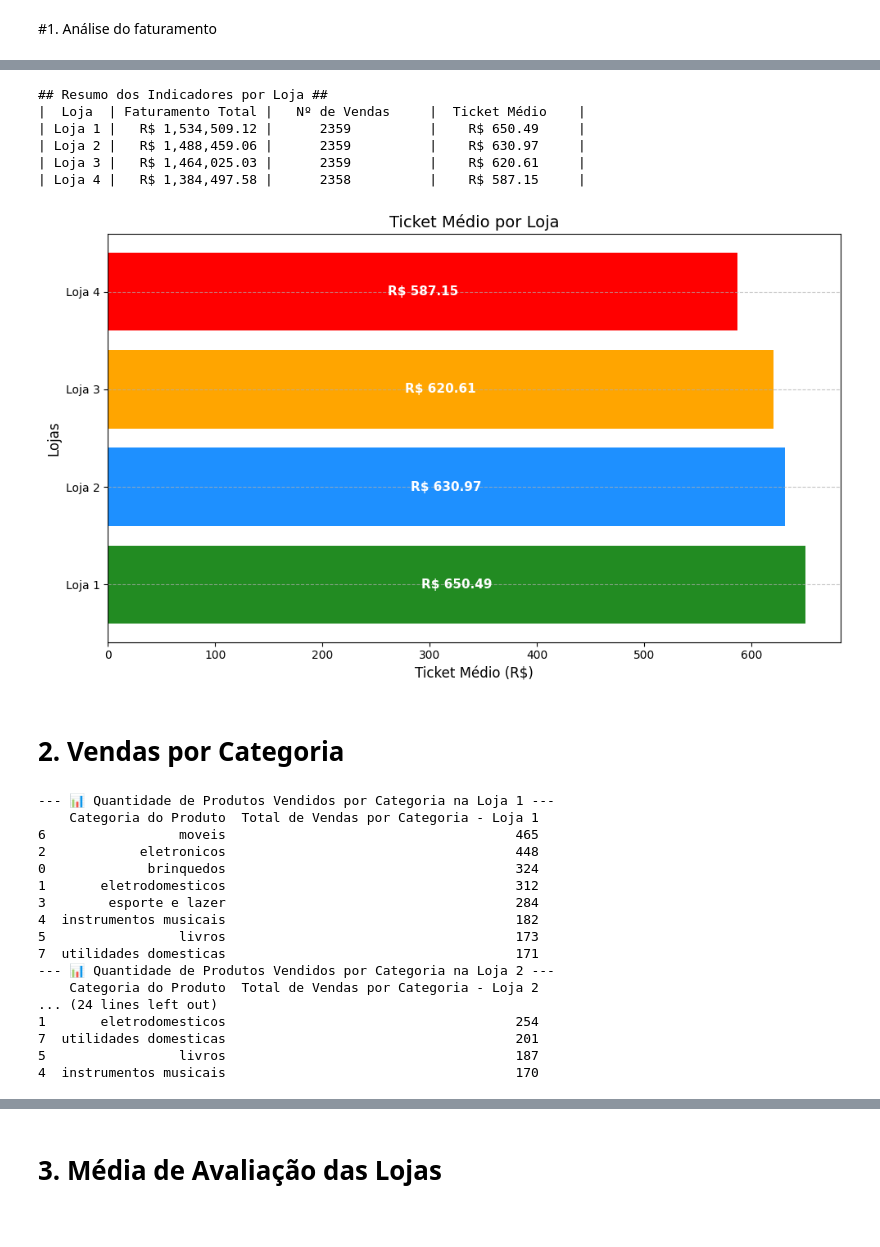
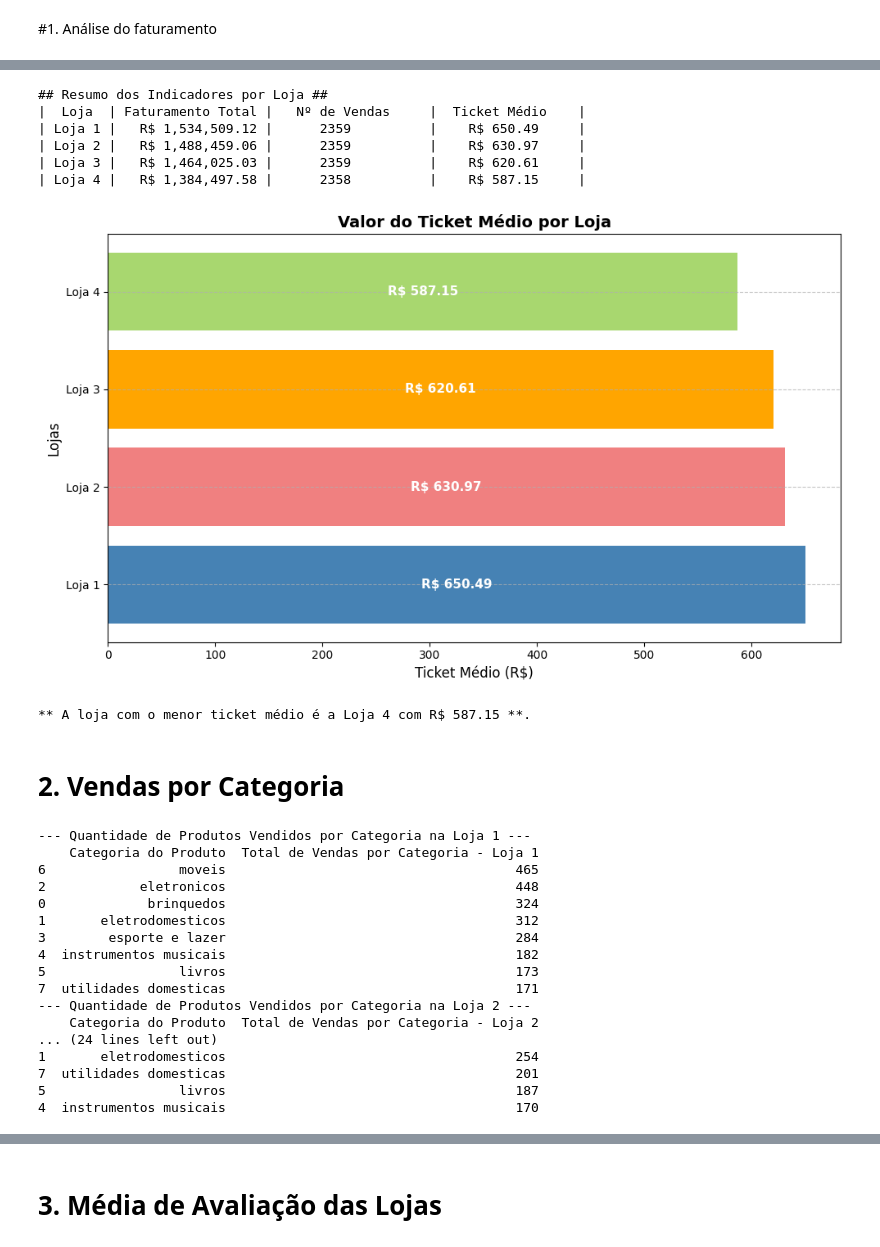
Before and after one commit to EritonPalma/Challenge-Alura-Store---Desafio-1-, a Jupyter notebook: AluraStoreBrasil.ipynb, the cells around one changed output, grey strips where cells are left out. Cells and saved outputs as stored; diff of their text form; code cells hidden in the pictures.

```diff
--- a/AluraStoreBrasil.ipynb
+++ b/AluraStoreBrasil.ipynb
@@ -61,10 +78,13 @@ O Faturamento Total da Loja 4: R$ 1,384,497.58
 # %%
 import matplotlib.pyplot as plt
 
-# Preparar os dados para geração do gráfico de colunas do faturamento
+# Preparar listas para geração do gráfico de colunas do faturamento
 # total de cada loja
 nomes_lojas = ['Loja 1', 'Loja 2', 'Loja 3', 'Loja 4']
 faturamentos = [faturamento_loja1, faturamento_loja2, faturamento_loja3, faturamento_loja4]
+
+# Definir as cores das colunas do gráfico
+cores_finais = ['#4682B4', '#F08080', '#FFA500', '#A8D76F']
 
 #  Identificar a loja com menor faturamento
 loja_menor_fat = nomes_lojas[faturamentos.index(min(faturamentos))]
@@ -77,8 +97,8 @@ barras = plt.bar(nomes_lojas, faturamentos, color=cores_finais)
 for barra in barras:
     yval = barra.get_height()
     # Posição Y: Colocamos o texto a aproximadamente 50% da altura da barra
-    # Cor do Texto: Branco ou Preto para garantir contraste com a cor da barra
-    cor_texto = 'white' if yval > (max(faturamentos) * 0.20) else 'black'
+    # Cor do Texto: Usamos a cor preta para garantir contraste com a cor da barra
+    cor_texto = 'black' # Alterado para preto para melhor legibilidade
 
     plt.text(barra.get_x() + barra.get_width()/2, yval * 0.50, # 50% da altura da barra
              f'R$ {yval:,.2f}',
@@ -89,7 +109,7 @@ for barra in barras:
              fontweight='bold')
 
 # Configurar gráfico de colunas
-plt.title('Faturamento Total por Loja', fontsize=14)
+plt.title('Faturamento Total por Loja', fontsize=14, fontweight='bold')
 plt.xlabel('Lojas', fontsize=12)
 plt.ylabel('Faturamento Total (R$)', fontsize=12)
 plt.xticks(rotation=0)
@@ -171,41 +191,45 @@ plt.figure(figsize=(10, 6))
 barras = plt.barh(nomes_lojas, tickets_medios, color=cores_finais)
 
 # Adicionando o valor do Ticket Médio DENTRO de cada barra
 for barra in barras:
     width = barra.get_width() # O valor do Ticket Médio
     # Posição X: Aproximadamente 50% da largura da barra
     x_pos = width * 0.50
     # Posição Y: Centro vertical da barra
     y_pos = barra.get_y() + barra.get_height() / 2
 
     # Adiciona o texto, garantindo cor branca para contraste na maioria das barras
     plt.text(x_pos, y_pos,
              f'R$ {width:,.2f}',
              ha='center', va='center', fontsize=11,
              color='white', fontweight='bold')
 
-# Configurações do gráfico
-plt.title('Ticket Médio por Loja', fontsize=14)
+# Configurações do gráfico de barras
+plt.title('Valor do Ticket Médio por Loja', fontsize=14, fontweight='bold')
 plt.xlabel('Ticket Médio (R$)', fontsize=12)
 plt.ylabel('Lojas', fontsize=12)
 plt.xticks(rotation=0)
 plt.grid(axis='y', linestyle='--', alpha=0.7)
 plt.tight_layout()
 
-# Exibindo o gráfico
+# Exibindo o gráfico de barras
 plt.show()
+
+print(f"\n** A loja com o menor ticket médio é a {loja_menor_ticket} com R$ {tickets_medios[loja_menor_ticket_index]:,.2f} **.")
 # %% [output]
 ## Resumo dos Indicadores por Loja ##
 |  Loja  | Faturamento Total |   Nº de Vendas     |  Ticket Médio    |
 | Loja 1 |   R$ 1,534,509.12 |      2359          |    R$ 650.49     |
 | Loja 2 |   R$ 1,488,459.06 |      2359          |    R$ 630.97     |
 | Loja 3 |   R$ 1,464,025.03 |      2359          |    R$ 620.61     |
 | Loja 4 |   R$ 1,384,497.58 |      2358          |    R$ 587.15     |
-[figure, old version]
+[figure, new version]
+** A loja com o menor ticket médio é a Loja 4 com R$ 587.15 **.
 # %% [markdown]
 # 2. Vendas por Categoria
 # %%
-# Calcular a qtde de produtos vendidos por categoria do produto e contar o número de vendas em cada categoria
+# Calcular a qtde de produtos vendidos por categoria do produto
+# e contar o número de vendas em cada categoria por loja
 
 vendas_por_categoria1 = loja.groupby('Categoria do Produto').size()
 vendas_por_categoria2 = loja2.groupby('Categoria do Produto').size()
@@ -241,19 +265,19 @@ categorias_populares4 = vendas_por_categoria4.sort_values(
 )
 
 # Exibir o resultado
-print("--- 📊 Quantidade de Produtos Vendidos por Categoria na Loja 1 ---")
+print("--- Quantidade de Produtos Vendidos por Categoria na Loja 1 ---")
 print(categorias_populares1)
 
-print("--- 📊 Quantidade de Produtos Vendidos por Categoria na Loja 2 ---")
+print("--- Quantidade de Produtos Vendidos por Categoria na Loja 2 ---")
 print(categorias_populares2)
 
-print("--- 📊 Quantidade de Produtos Vendidos por Categoria na Loja 3 ---")
+print("--- Quantidade de Produtos Vendidos por Categoria na Loja 3 ---")
 print(categorias_populares3)
 
-print("--- 📊 Quantidade de Produtos Vendidos por Categoria na Loja 4 ---")
+print("--- Quantidade de Produtos Vendidos por Categoria na Loja 4 ---")
 print(categorias_populares4)
 # %% [output]
---- 📊 Quantidade de Produtos Vendidos por Categoria na Loja 1 ---
+--- Quantidade de Produtos Vendidos por Categoria na Loja 1 ---
     Categoria do Produto  Total de Vendas por Categoria - Loja 1
 6                 moveis                                     465
 2            eletronicos                                     448
@@ -263,7 +287,7 @@ print(categorias_populares4)
 4  instrumentos musicais                                     182
 5                 livros                                     173
 7  utilidades domesticas                                     171
---- 📊 Quantidade de Produtos Vendidos por Categoria na Loja 2 ---
+--- Quantidade de Produtos Vendidos por Categoria na Loja 2 ---
     Categoria do Produto  Total de Vendas por Categoria - Loja 2
 ... (24 lines left out)
 1       eletrodomesticos                                     254
```
Also changed, not shown: parts of 15 cells of this notebook.
